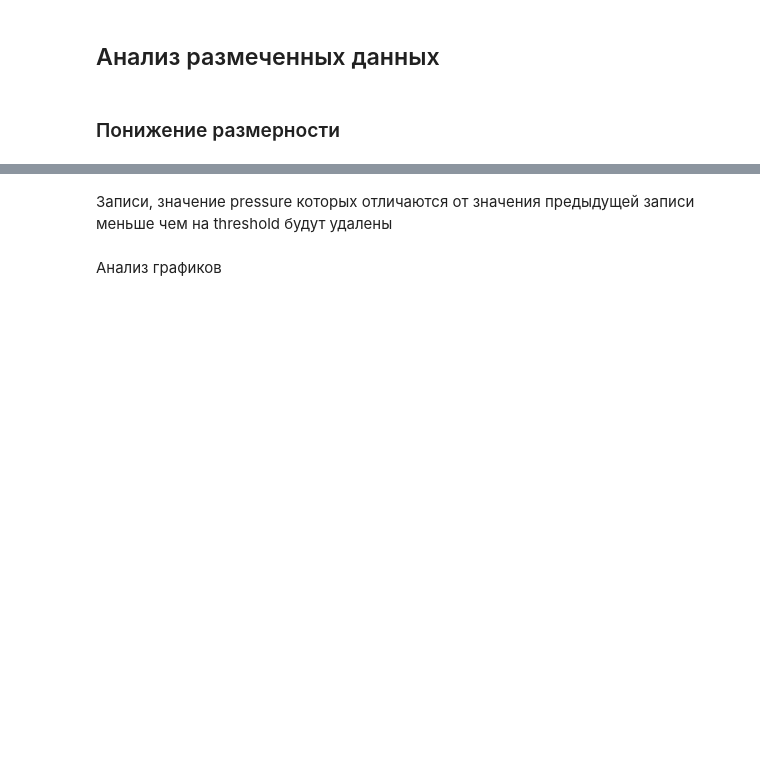
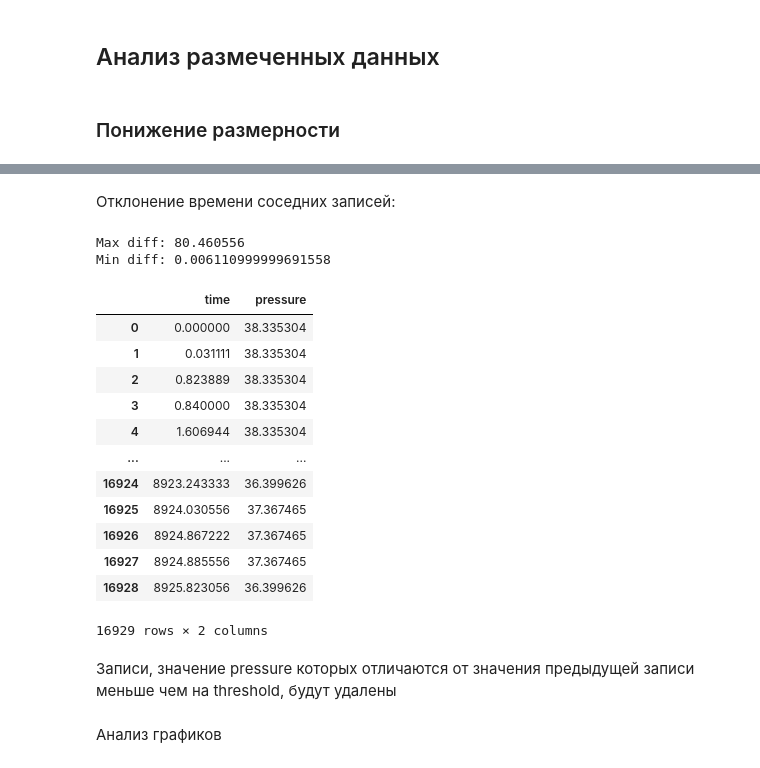
Before and after one commit to F1ameX/2025_Siam-ML-Hack, a Jupyter notebook: notebooks/EDA_mki.ipynb, the cells around one changed output, grey strips where cells are left out. Cells and saved outputs as stored; diff of their text form; code cells hidden in the pictures; blank space fills up the shorter version.

```diff
--- a/notebooks/EDA_mki.ipynb
+++ b/notebooks/EDA_mki.ipynb
@@ -58,7 +69,7 @@ ground_truth_path = "../src/raw_data/ground_truth.csv"
 gt_df = pd.read_csv(ground_truth_path)
 annotated_files = gt_df["file"].tolist()
 # %%
-selected_file = annotated_files[0]
+selected_file = annotated_files[4]
 file_path = os.path.join(train_dir, selected_file)
 # %%
 df = pd.read_csv(file_path, sep="\\s+", header=None, names=["time", "pressure"])
@@ -80,2 +103,32 @@ Min diff: 0.0
+# %% [markdown]
+Отклонение времени соседних записей:
+# %%
+pressure_diffs = df["time"].diff().dropna()
+
+max_pressure_diff = pressure_diffs.max()
+min_pressure_diff = pressure_diffs.min()
+
+mean_time_diff = pressure_diffs.mean()
+print(f"Max diff: {max_pressure_diff}")
+print(f"Min diff: {min_pressure_diff}")
+# %% [output]
+Max diff: 80.460556
+Min diff: 0.006110999999691558
+# %%
+df
+# %% [output]
+|  | time | pressure |
+| 0 | 0.000000 | 38.335304 |
+| 1 | 0.031111 | 38.335304 |
+| 2 | 0.823889 | 38.335304 |
+| 3 | 0.840000 | 38.335304 |
+| 4 | 1.606944 | 38.335304 |
+| ... | ... | ... |
+| 16924 | 8923.243333 | 36.399626 |
+| 16925 | 8924.030556 | 37.367465 |
+| 16926 | 8924.867222 | 37.367465 |
+| 16927 | 8924.885556 | 37.367465 |
+| 16928 | 8925.823056 | 36.399626 |
+16929 rows × 2 columns
 # %% [markdown]
-Записи, значение pressure которых отличаются от значения предыдущей записи меньше чем на threshold будут удалены
+Записи, значение pressure которых отличаются от значения предыдущей записи меньше чем на threshold, будут удалены
```
Also changed, not shown: parts of 12 cells of this notebook.
